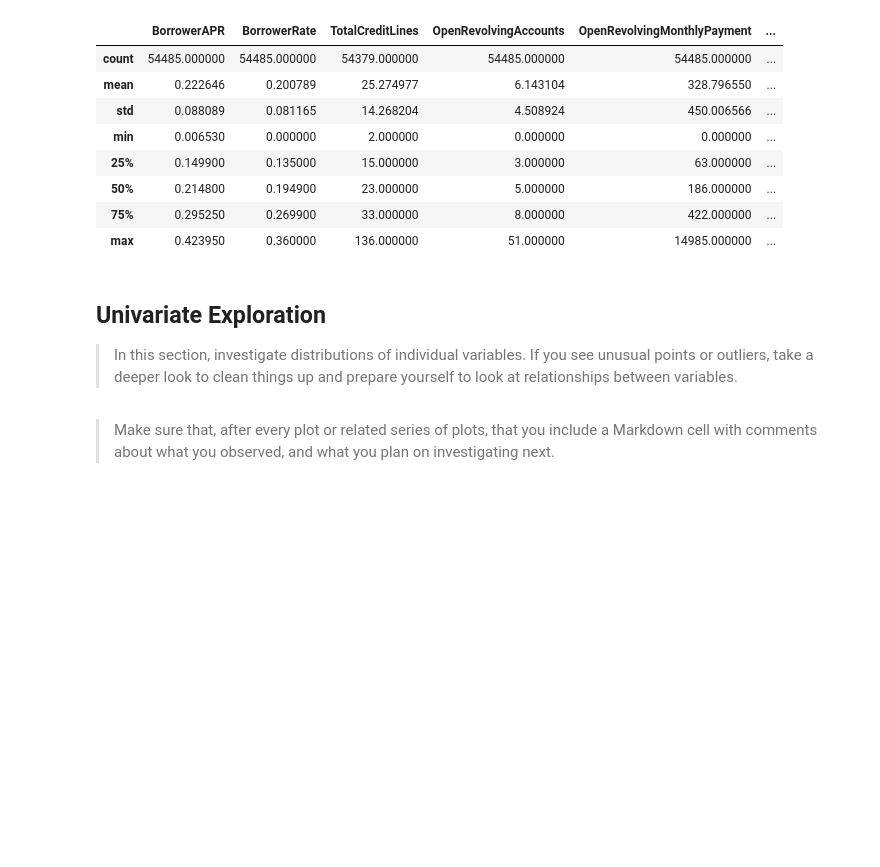
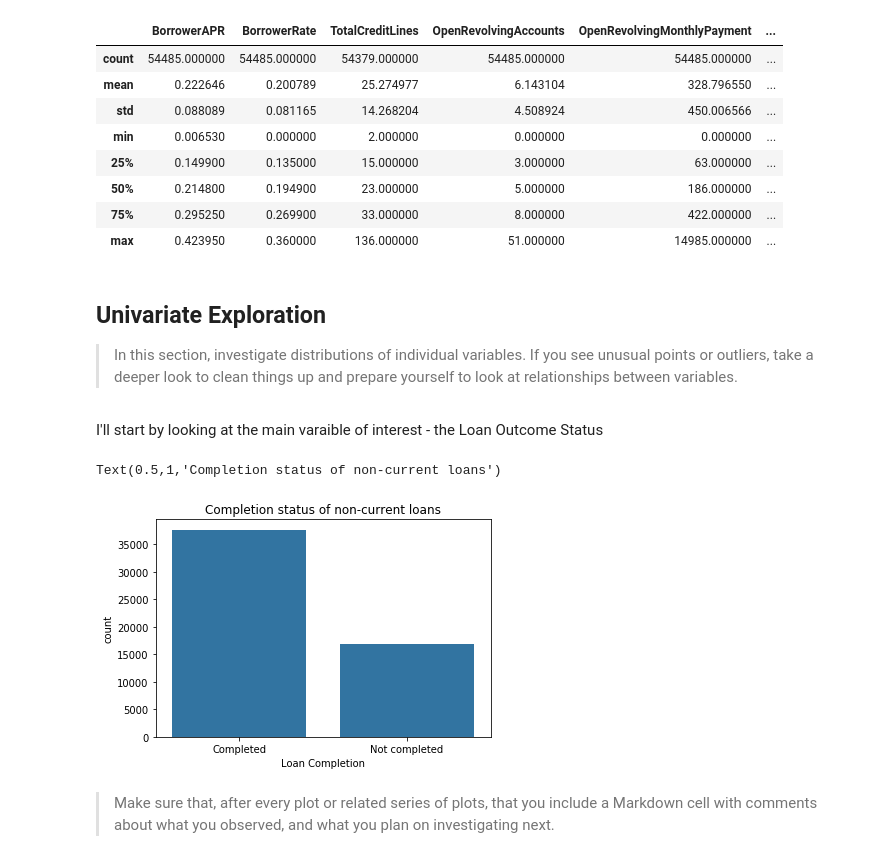
Before and after one commit to Jeffro80/DAND_Communicate_Findings, a Jupyter notebook: exploration-WORKING.ipynb, the cells around one changed output. Cells and saved outputs as stored; diff of their text form; code cells hidden in the pictures; blank space fills up the shorter version.

Commit message:
refactor: Change LoanCompleted to string

```diff
--- a/exploration-WORKING.ipynb
+++ b/exploration-WORKING.ipynb
@@ -109,9 +109,9 @@ I am interested in knowing the outcome of the loan - if it was successfully paid
 def getLoanCompleted(loan_status):
     """Return True if loan completed, False otherwise."""
     if loan_status.strip() == 'Completed':
-        return True
+        return 'Completed'
     else:
-        return False
+        return 'Not completed'
 
 # Create column to hold status of loan outcome
 loans['LoanCompleted'] = loans['LoanStatus'].apply(getLoanCompleted)
@@ -332,6 +332,16 @@ loans.describe()
 > In this section, investigate distributions of individual variables. If
 you see unusual points or outliers, take a deeper look to clean things up
 and prepare yourself to look at relationships between variables.
+# %% [markdown]
+I'll start by looking at the main varaible of interest - the Loan Outcome Status
+# %%
+base_color = sb.color_palette()[0]
+sb.countplot(data = loans, x = 'LoanCompleted', color = base_color)
+plt.xlabel('Loan Completion')
+plt.title('Completion status of non-current loans')
+# %% [output]
+Text(0.5,1,'Completion status of non-current loans')
+[figure, added]
 # %% [markdown]
 > Make sure that, after every plot or related series of plots, that you
 include a Markdown cell with comments about what you observed, and what
```
Also changed, not shown: parts of 5 cells of this notebook.
